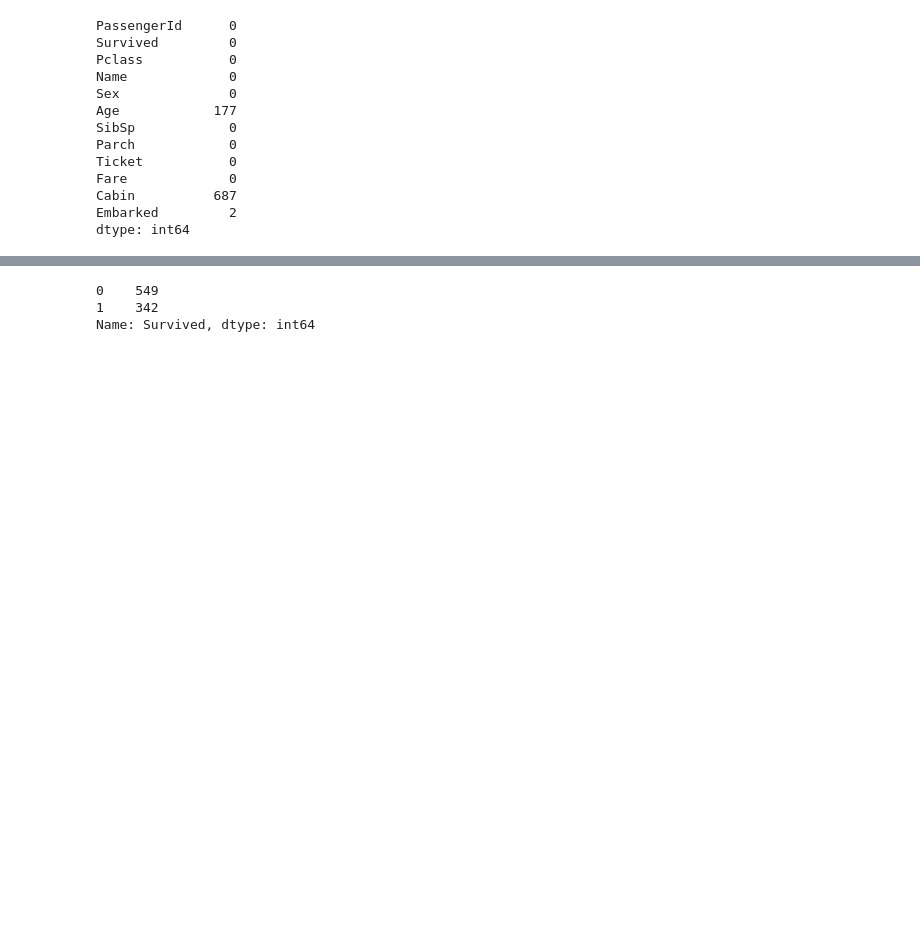
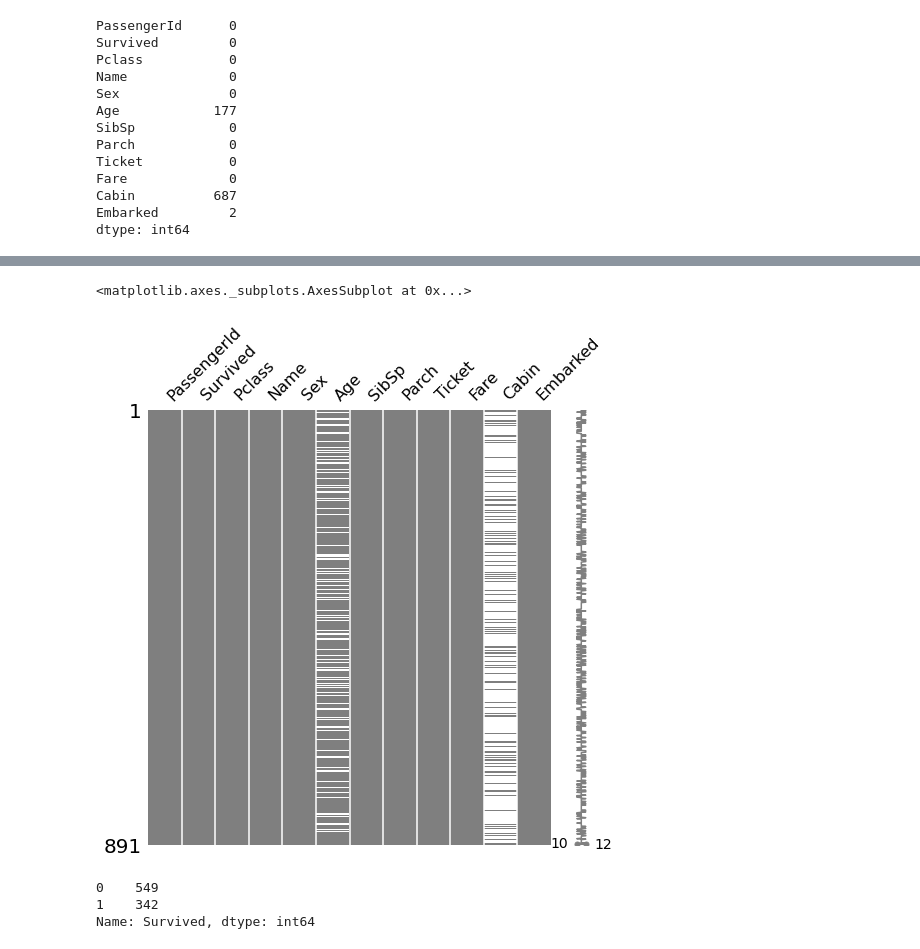
Before and after one commit to Felix-Silas/BITAmin, a Jupyter notebook: titanic.ipynb, the cells around one changed output, grey strips where cells are left out. Saved outputs shown, nothing was run; the diff lists cells and outputs as text; code cells hidden in the pictures; blank space fills up the shorter version.

```diff
--- a/titanic.ipynb
+++ b/titanic.ipynb
@@ -100,3 +127,10 @@ dtype: int64
+# %%
+# msno.matrix : 매트릭스 형태로 결측치 시각화
+# train 결측치 시각화
+msno.matrix(df=train.iloc[:, :], figsize=(8, 8), color=(0.5, 0.5, 0.5))
+# %% [output]
+<matplotlib.axes._subplots.AxesSubplot at 0x...>
+[figure, added]
 # %%
 train["Survived"].value_counts()
 # %% [output]
```
Also changed, not shown: parts of 25 cells of this notebook.
